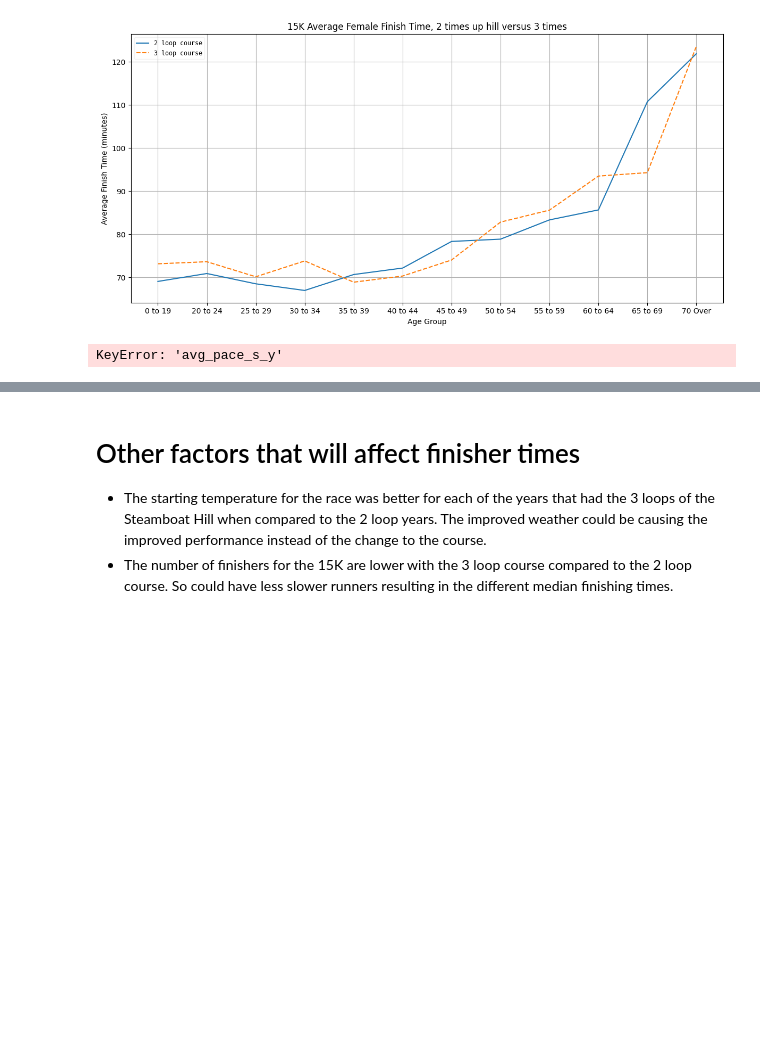
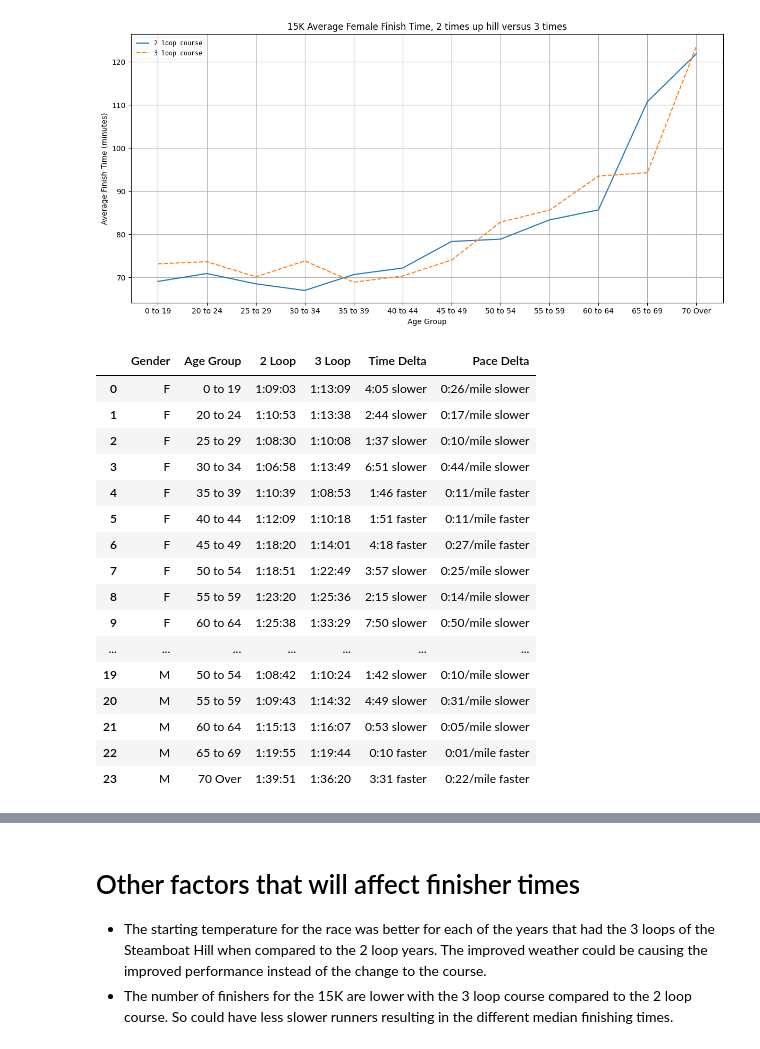
Before and after one commit to mbromberek/race_finisher_analyze, a Jupyter notebook: Steamboat_Dist_analyze.ipynb, the cells around one changed output, grey strips where cells are left out. Drawn from its saved outputs; the diff is of its cells as text; code cells hidden in the pictures; blank space fills up the shorter version.

```diff
--- a/Steamboat_Dist_analyze.ipynb
+++ b/Steamboat_Dist_analyze.ipynb
@@ -560,6 +573,9 @@ course_loops_top3['std_dev_time_minute'] = course_loops_top3['std_dev_time_s'] /
 course_loops_top3['median_pace_s'] = course_loops_top3['median_time_s'] / dist_mile_dict[race_dist]
 course_loops_top3['median_pace_minute'] = course_loops_top3['median_pace_s'] /60
 course_loops_top3['median_pace_string'] = seconds_to_str(course_loops_top3, 'median_pace_s', format='ms')
+course_loops_top3['avg_pace_s'] = course_loops_top3['avg_time_s'] / dist_mile_dict[race_dist]
+course_loops_top3['avg_pace_minute'] = course_loops_top3['avg_pace_s'] /60
+course_loops_top3['avg_pace_string'] = seconds_to_str(course_loops_top3, 'avg_pace_s', format='ms')
 
 # course_loops_top3.info()
 # %%
@@ -667,7 +683,7 @@ loop_result = loops_2.merge(loops_3, how='outer', on=['gender','age_group'])
 loop_result.fillna(0,inplace=True)
 
 # Get difference for time
-if stat['value'] == 'Median':
+if stat['id'] == 'median':
     loop_result['diff_finish_time_s'] = (loop_result['median_time_s_y'] - \
         loop_result['median_time_s_x']).abs()
     loop_result['3 loop faster'] = loop_result['median_time_s_y'] < loop_result['median_time_s_x']
@@ -676,38 +692,60 @@ if stat['value'] == 'Median':
     loop_result['diff_pace_s_abs'] = loop_result['diff_pace_s'].abs()
 else:
     loop_result['diff_finish_time_s'] = (loop_result['avg_time_s_y'] - \
-        loop_result['median_time_s_x']).abs()
-    loop_result['3 loop faster'] = loop_result['avg_time_s_y'] < loop_result['median_time_s_x']
+        loop_result['avg_time_s_x']).abs()
+    loop_result['3 loop faster'] = loop_result['avg_time_s_y'] < loop_result['avg_time_s_x']
     loop_result['diff_pace_s'] = (loop_result['avg_pace_s_y'] - \
-        loop_result['median_pace_s_x']).abs()
+        loop_result['avg_pace_s_x']).abs()
     loop_result['diff_pace_s_abs'] = loop_result['diff_pace_s'].abs()
 
 loop_result['Difference Time'] = seconds_to_str(loop_result,'diff_finish_time_s', format='ms')
 
 loop_result['Time Delta'] = \
     loop_result['Difference Time'] + np.where(loop_result['3 loop faster'], ' faster', ' slower')
 loop_result['Pace Delta'] = \
     seconds_to_str(loop_result,'diff_pace_s_abs', format='ms') \
     + '/mile' \
     + np.where(loop_result['3 loop faster'], ' faster', ' slower')
 
 loop_result.rename(columns={\
     'gender':'Gender','age_group':'Age Group',
     'finisher_count_x':'2 loop Finishers','median_time_minute_x':'2 loop Median Time Minutes',\
     'avg_time_minute_x':'2 loop Average Time Minutes',\
     'finisher_count_y':'3 loop Finishers','median_time_minute_y':'3 loop Median Time Minutes',\
     'avg_time_minute_y':'3 loop Average Time Minutes',
-    'median_time_string_x':'2 Loop','median_time_string_y':'3 Loop'
     }, inplace=True
 )
+if stat['id'] == 'median':
+    loop_result.rename(columns={\
+        'median_time_string_x':'2 Loop','median_time_string_y':'3 Loop'
+        }, inplace=True
+    )
+else:
+    loop_result.rename(columns={\
+        'avg_time_string_x':'2 Loop','avg_time_string_y':'3 Loop'
+        }, inplace=True
+    )
 
 display(loop_result[['Gender','Age Group'\
-             # , '2 loop Finishers','3 loop Finishers'\
              , '2 Loop','3 Loop'\
-             # ,'2 loop Median Time Minutes','3 loop Median Time Minutes'\
-             # , 'diff_median_finish_time_s','3 loop faster','Time Difference'\
              , 'Time Delta', 'Pace Delta'
              ]]\
     .sort_values(['Gender','Age Group']))
 # %% [output]
-KeyError: 'avg_pace_s_y'
+|  | Gender | Age Group | 2 Loop | 3 Loop | Time Delta | Pace Delta |
+| 0 | F | 0 to 19 | 1:09:03 | 1:13:09 | 4:05 slower | 0:26/mile slower |
+| 1 | F | 20 to 24 | 1:10:53 | 1:13:38 | 2:44 slower | 0:17/mile slower |
+| 2 | F | 25 to 29 | 1:08:30 | 1:10:08 | 1:37 slower | 0:10/mile slower |
+| 3 | F | 30 to 34 | 1:06:58 | 1:13:49 | 6:51 slower | 0:44/mile slower |
+| 4 | F | 35 to 39 | 1:10:39 | 1:08:53 | 1:46 faster | 0:11/mile faster |
+| 5 | F | 40 to 44 | 1:12:09 | 1:10:18 | 1:51 faster | 0:11/mile faster |
+| 6 | F | 45 to 49 | 1:18:20 | 1:14:01 | 4:18 faster | 0:27/mile faster |
+| 7 | F | 50 to 54 | 1:18:51 | 1:22:49 | 3:57 slower | 0:25/mile slower |
+| 8 | F | 55 to 59 | 1:23:20 | 1:25:36 | 2:15 slower | 0:14/mile slower |
+| 9 | F | 60 to 64 | 1:25:38 | 1:33:29 | 7:50 slower | 0:50/mile slower |
+| ... | ... | ... | ... | ... | ... | ... |
+| 19 | M | 50 to 54 | 1:08:42 | 1:10:24 | 1:42 slower | 0:10/mile slower |
+| 20 | M | 55 to 59 | 1:09:43 | 1:14:32 | 4:49 slower | 0:31/mile slower |
+| 21 | M | 60 to 64 | 1:15:13 | 1:16:07 | 0:53 slower | 0:05/mile slower |
+| 22 | M | 65 to 69 | 1:19:55 | 1:19:44 | 0:10 faster | 0:01/mile faster |
+| 23 | M | 70 Over | 1:39:51 | 1:36:20 | 3:31 faster | 0:22/mile faster |
```
Also changed, not shown: parts of 7 cells of this notebook.
